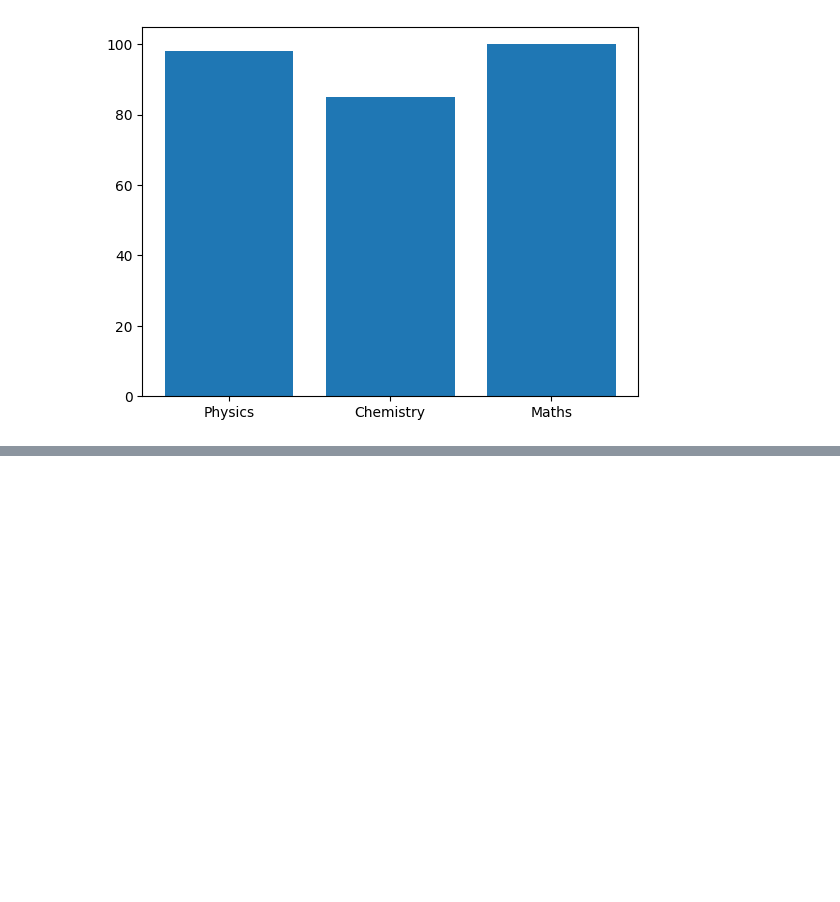
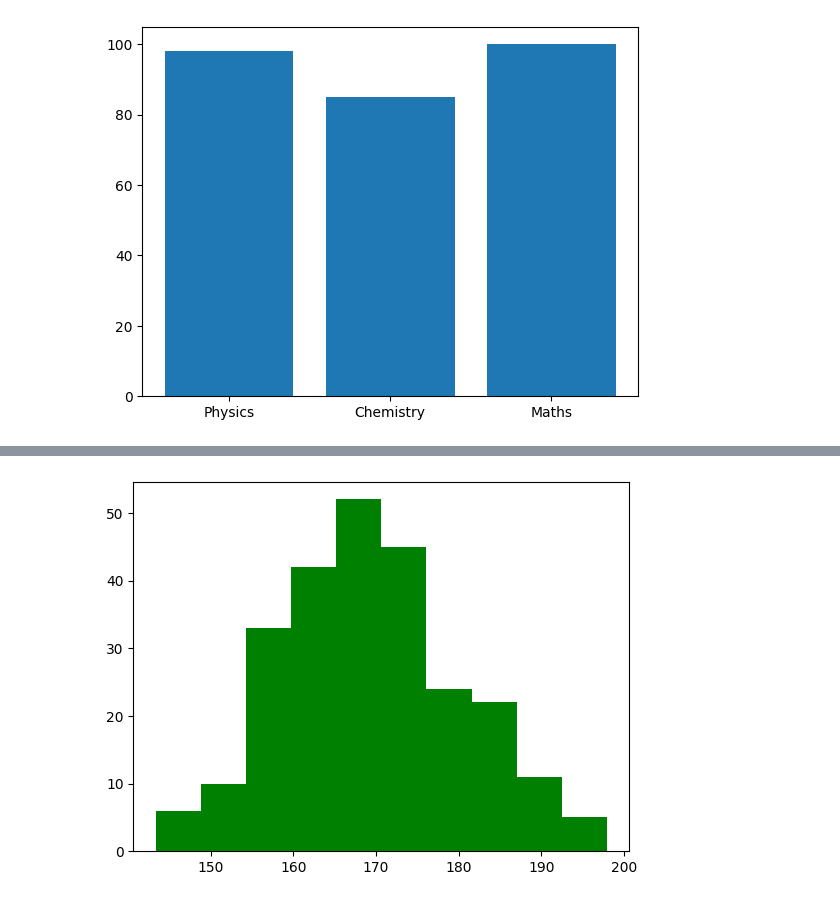
Before and after one commit to Kevingeorge619/DAUP, a Jupyter notebook: Matplotlib/main.ipynb, the cells around one changed output, grey strips where cells are left out. Saved outputs shown, nothing was run; the diff lists cells and outputs as text; code cells hidden in the pictures; blank space fills up the shorter version.

```diff
--- a/Matplotlib/main.ipynb
+++ b/Matplotlib/main.ipynb
@@ -122,0 +140,8 @@ plt.show()
+# %%
+# Historgrams - representing frequency distrubution
+
+x = np.random.normal(170 , 10, 250) # we use NumPy tp randomly generate an array with 250 values, where the values will concentrate around 170
+plt.hist(x, color='green')
+plt.show()
+# %% [output]
+[figure, added]
```
Also changed, not shown: parts of 3 cells of this notebook.
